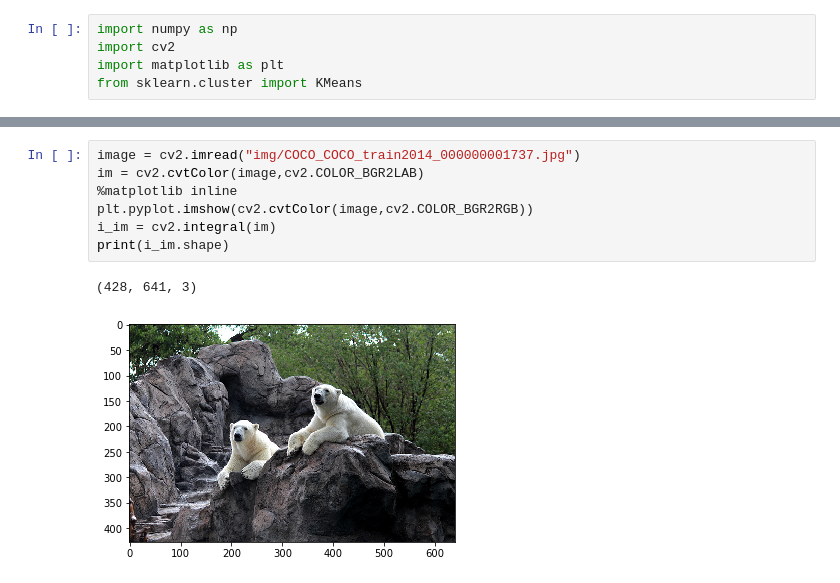
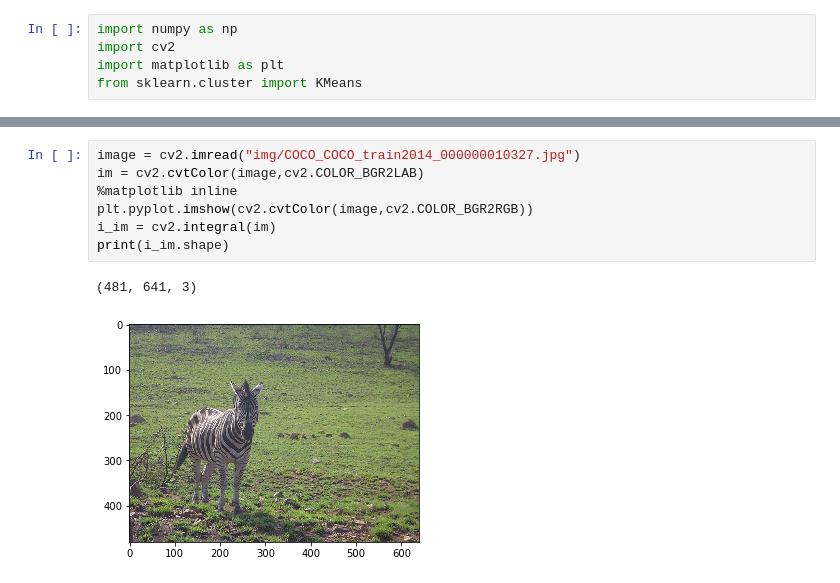
Before and after one commit to MartFire/Saliency-map-segmentation, a Jupyter notebook: Salient Region Detection and Segmentation.ipynb, the cells around one changed output, grey strips where cells are left out. Cells and saved outputs as stored; diff of their text form.

```diff
--- a/Salient Region Detection and Segmentation.ipynb
+++ b/Salient Region Detection and Segmentation.ipynb
@@ -177,15 +178,15 @@ def segmented_image(image, V , threshold, region_idxes):
                 segmented_image[i,j,:] = image[i,j,:]
     return segmented_image
 # %%
-image = cv2.imread("img/COCO_COCO_train2014_000000001737.jpg")
+image = cv2.imread("img/COCO_COCO_train2014_000000010327.jpg")
 im = cv2.cvtColor(image,cv2.COLOR_BGR2LAB)
 %matplotlib inline
 plt.pyplot.imshow(cv2.cvtColor(image,cv2.COLOR_BGR2RGB))
 i_im = cv2.integral(im)
 print(i_im.shape)
 # %% [output]
-(428, 641, 3)
+(481, 641, 3)
-[figure, old version]
+[figure, new version]
 # %%
 n_bins = 16
 hist = cv2.calcHist([im],[0,1,2],None,[n_bins,n_bins,n_bins],[0,100,-128,127,-128,127])
```
Also changed, not shown: parts of 4 cells of this notebook.
